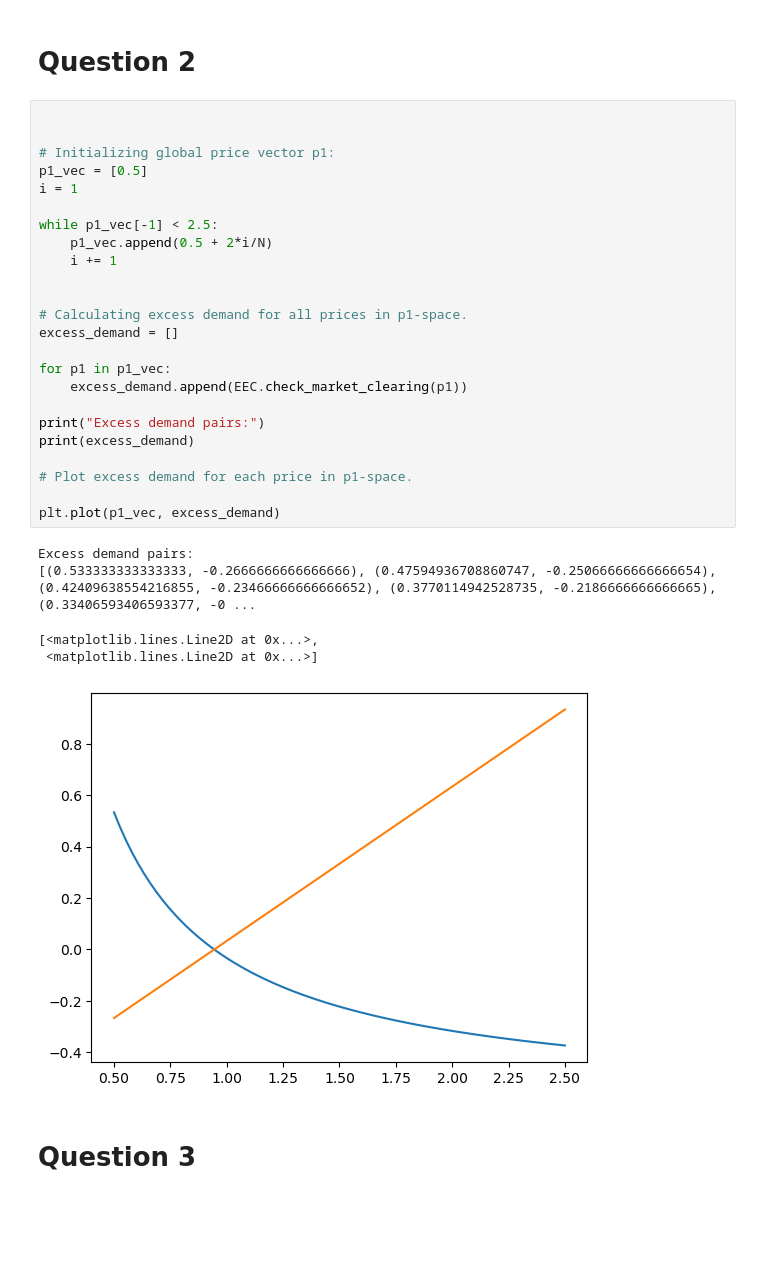
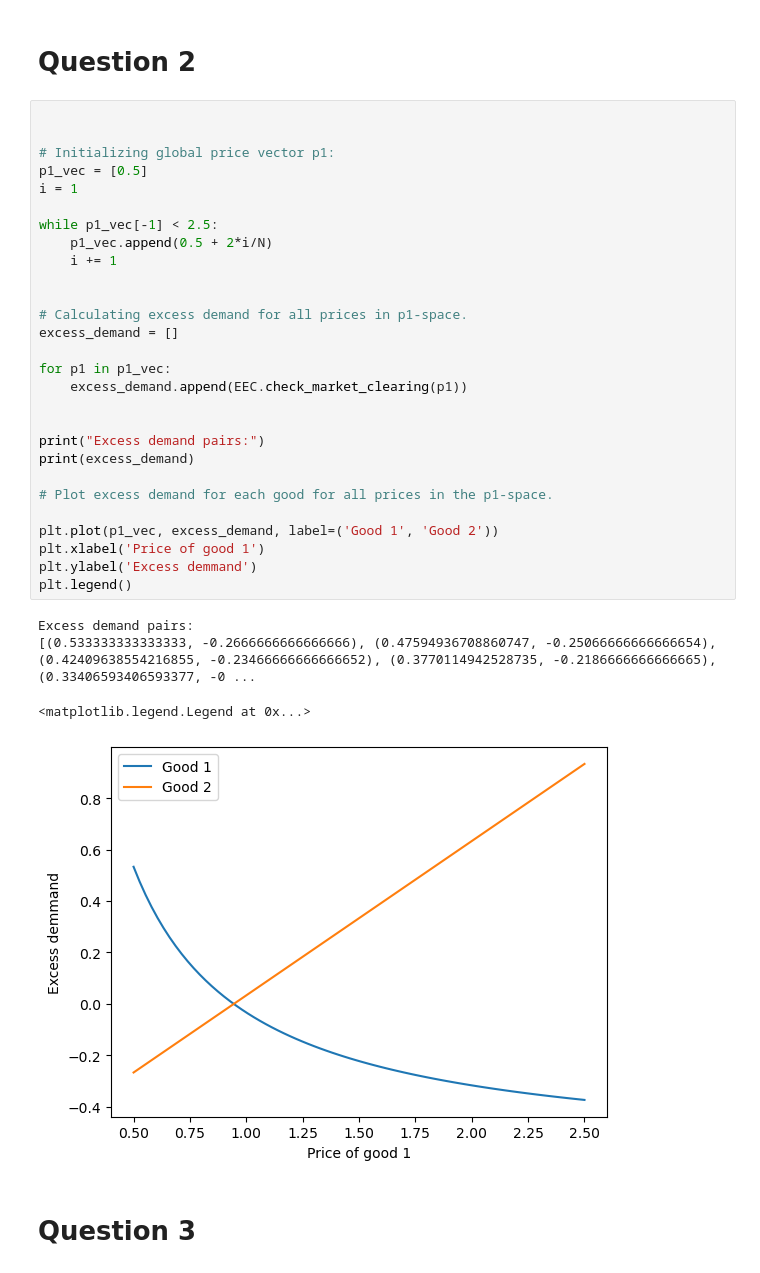
Before and after one commit to NumEconCopenhagen/projects-2024-miguel-og-chris, a Jupyter notebook: inauguralproject/inauguralproject.ipynb, the cells around one changed output. Cells and saved outputs as stored; diff of their text form; blank space fills up the shorter version.

```diff
--- a/inauguralproject/inauguralproject.ipynb
+++ b/inauguralproject/inauguralproject.ipynb
@@ -108,33 +109,36 @@ plt.scatter(x1B_edgeworth, x2B_edgeworth)
 # %%
 
 
 # Initializing global price vector p1:
 p1_vec = [0.5]
 i = 1
 
 while p1_vec[-1] < 2.5:
     p1_vec.append(0.5 + 2*i/N)
     i += 1
 
 
 # Calculating excess demand for all prices in p1-space.
 excess_demand = []
 
 for p1 in p1_vec:
     excess_demand.append(EEC.check_market_clearing(p1))
 
+
 print("Excess demand pairs:")
 print(excess_demand)
 
-# Plot excess demand for each price in p1-space.
+# Plot excess demand for each good for all prices in the p1-space.
 
-plt.plot(p1_vec, excess_demand)
+plt.plot(p1_vec, excess_demand, label=('Good 1', 'Good 2'))
+plt.xlabel('Price of good 1')
+plt.ylabel('Excess demmand')
+plt.legend()
 # %% [output]
 Excess demand pairs:
 [(0.533333333333333, -0.2666666666666666), (0.47594936708860747, -0.25066666666666654), (0.42409638554216855, -0.23466666666666652), (0.3770114942528735, -0.2186666666666665), (0.33406593406593377, -0 ...
-[<matplotlib.lines.Line2D at 0x...>,
- <matplotlib.lines.Line2D at 0x...>]
+<matplotlib.legend.Legend at 0x...>
-[figure, old version]
+[figure, new version]
 # %% [markdown]
 # Question 3
 # %%
```
Also changed, not shown: parts of 9 cells of this notebook.
